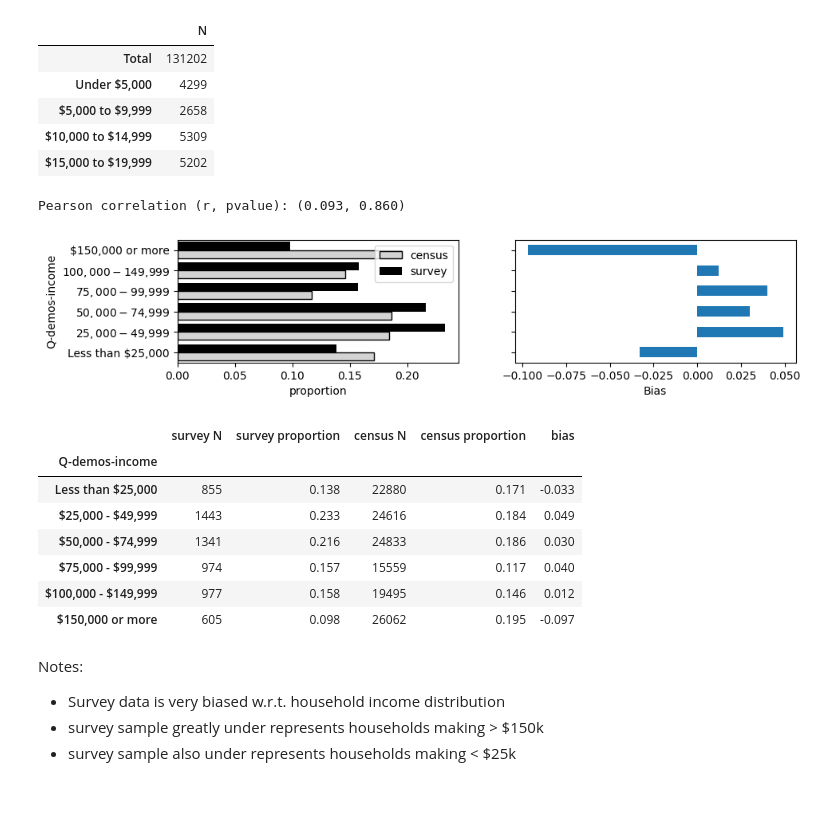
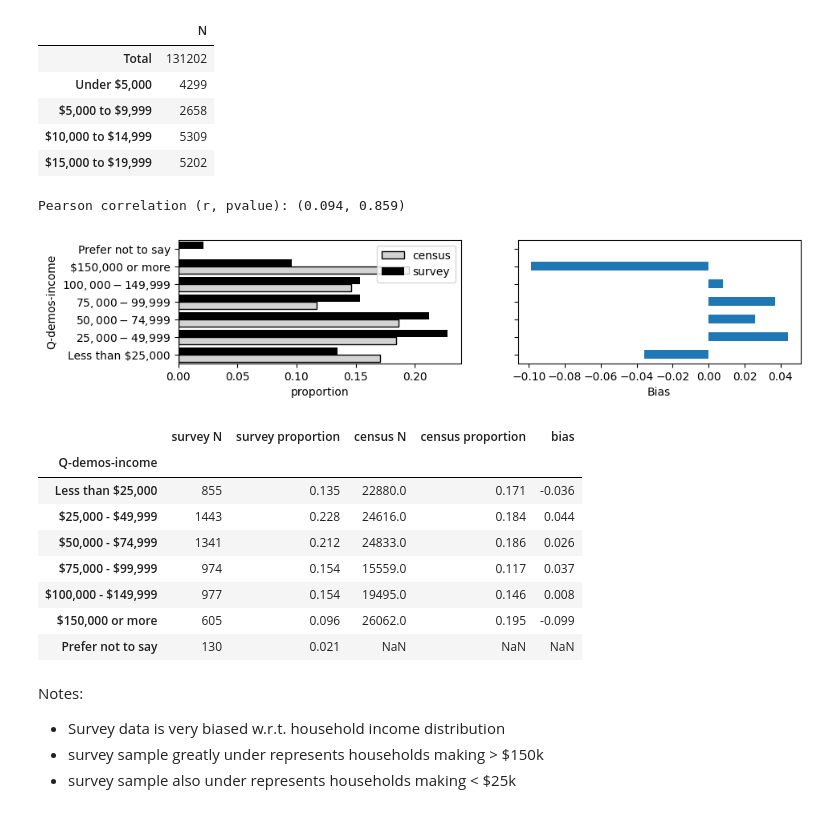
Before and after one commit to aberke/amazon-study, a Jupyter notebook: data-analysis/survey-demographics.ipynb, the cells around one changed output. Cells and saved outputs as stored; diff of their text form; code cells hidden in the pictures.

```diff
--- a/data-analysis/survey-demographics.ipynb
+++ b/data-analysis/survey-demographics.ipynb
@@ -42,7 +42,9 @@ demo_fields = [
     'Q-demos-income',
     'Q-demos-gender',
     'Q-sexual-orientation',
-    'Q-demos-state'
+    'Q-demos-state',
+    # Not like the others: purchase frequency
+    'Q-amazon-use-how-oft'
 ]
 # Here are the fields
 fields_df = pd.read_csv(fields_filepath, index_col=0).loc[demo_fields]
@@ -408,11 +409,7 @@ census_income_df.head()
 | $10,000 to $14,999 | 5309 |
 | $15,000 to $19,999 | 5202 |
 # %%
-income_groups = [
-    'Less than $25,000', '$25,000 - $49,999', '$50,000 - $74,999', '$75,000 - $99,999',
-    '$100,000 - $149,999', '$150,000 or more'
-]
-income_df = income_df.loc[income_groups]
+# income_df = income_df.loc[income_groups]
 income_df['census N'] = [
     census_income_df.loc[[
         'Under $5,000', '$5,000 to $9,999', '$10,000 to $14,999', '$15,000 to $19,999', '$20,000 to $24,999'
@@ -422,45 +419,48 @@ income_df['census N'] = [
     ]]['N'].sum(),
     census_income_df.loc[[
         '$50,000 to $54,999', '$55,000 to $59,999', '$60,000 to $64,999', '$65,000 to $69,999', '$70,000 to $74,999','$75,000 to $79,999'
     ]]['N'].sum(),
     census_income_df.loc[[
         '$75,000 to $79,999', '$80,000 to $84,999', '$85,000 to $89,999','$90,000 to $94,999', '$95,000 to $99,999'
     ]]['N'].sum(),
     census_income_df.loc[[
         '$100,000 to $104,999','$105,000 to $109,999', '$110,000 to $114,999',
         '$115,000 to $119,999','$120,000 to $124,999', '$125,000 to $129,999',
         '$130,000 to $134,999','$135,000 to $139,999', '$140,000 to $144,999'
     ]]['N'].sum(),
     census_income_df.loc[[
         '$150,000 to $154,999', '$155,000 to $159,999', '$160,000 to $164,999',
         '$165,000 to $169,999', '$170,000 to $174,999', '$175,000 to $179,999',
         '$180,000 to $184,999', '$185,000 to $189,999', '$190,000 to $194,999',
         '$195,000 to $199,999', '$200,000 and over'
     ]]['N'].sum(),
+    np.nan,
 ]
 income_df = set_proportions_and_bias(income_df)
 
-# Calculate Pearson correlation
-(r, pvalue) = pearsonr(income_df['census proportion'], income_df['survey proportion'])
+# Calculate Pearson correlation -- drop 'Prefer not to say'
+(r, pvalue) = pearsonr(income_df.drop('Prefer not to say')['census proportion'],
+                       income_df.drop('Prefer not to say')['survey proportion'])
 print('Pearson correlation (r, pvalue): (%0.3f, %0.3f)' % (r, pvalue))
 # plots
 fig, (ax1, ax2) = plt.subplots(1,2, figsize=(10, 2), sharey=True)
 plot_census_vs_survey_pops(income_df, ax=ax1)
 plot_bias(income_df, ax=ax2)
 plt.show()
 
 income_df
 # %% [output]
-Pearson correlation (r, pvalue): (0.093, 0.860)
+Pearson correlation (r, pvalue): (0.094, 0.859)
-[figure, old version]
+[figure, new version]
 |  | survey N | survey proportion | census N | census proportion | bias |
 | Q-demos-income |  |  |  |  |  |
-| Less than $25,000 | 855 | 0.138 | 22880 | 0.171 | -0.033 |
-| $25,000 - $49,999 | 1443 | 0.233 | 24616 | 0.184 | 0.049 |
-| $50,000 - $74,999 | 1341 | 0.216 | 24833 | 0.186 | 0.030 |
-| $75,000 - $99,999 | 974 | 0.157 | 15559 | 0.117 | 0.040 |
-| $100,000 - $149,999 | 977 | 0.158 | 19495 | 0.146 | 0.012 |
-| $150,000 or more | 605 | 0.098 | 26062 | 0.195 | -0.097 |
+| Less than $25,000 | 855 | 0.135 | 22880.0 | 0.171 | -0.036 |
+| $25,000 - $49,999 | 1443 | 0.228 | 24616.0 | 0.184 | 0.044 |
+| $50,000 - $74,999 | 1341 | 0.212 | 24833.0 | 0.186 | 0.026 |
+| $75,000 - $99,999 | 974 | 0.154 | 15559.0 | 0.117 | 0.037 |
+| $100,000 - $149,999 | 977 | 0.154 | 19495.0 | 0.146 | 0.008 |
+| $150,000 or more | 605 | 0.096 | 26062.0 | 0.195 | -0.099 |
+| Prefer not to say | 130 | 0.021 | NaN | NaN | NaN |
 # %% [markdown]
 Notes:
 
```
Also changed, not shown: parts of 6 cells of this notebook.
